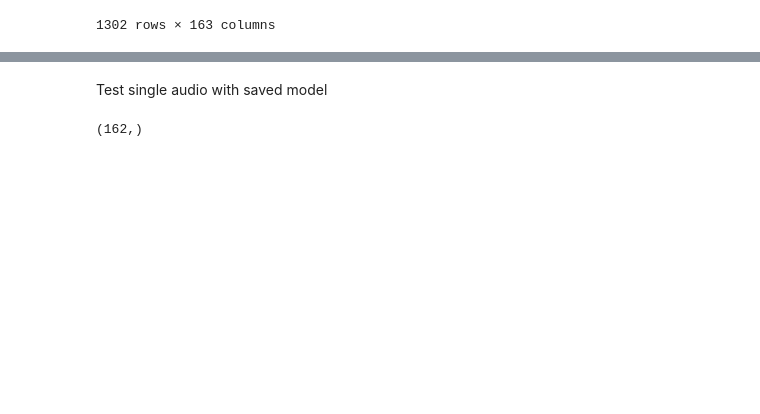
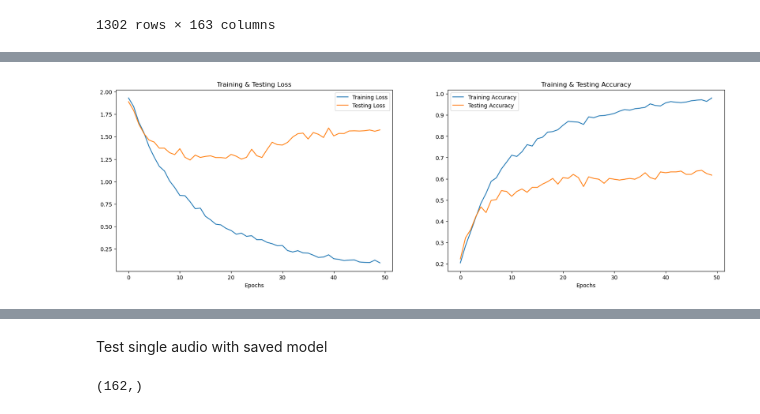
Before and after one commit to CodyneKen/Projet_ML1, a Jupyter notebook: scripts/cnn.ipynb, the cells around one changed output, grey strips where cells are left out. Saved outputs shown, nothing was run; the diff lists cells and outputs as text; code cells hidden in the pictures; blank space fills up the shorter version.

```diff
--- a/scripts/cnn.ipynb
+++ b/scripts/cnn.ipynb
@@ -56,4 +34,0 @@ joblib.dump(scaler, "../artifacts/scaler.pkl")
-# %%
-x_train = np.expand_dims(x_train, axis=2)
-x_test = np.expand_dims(x_test, axis=2)
-x_train.shape, y_train.shape, x_test.shape, y_test.shape
@@ -164,6 +34,0 @@ Accuracy of our model on test data :  64.36781883239746 %
-# %%
-# predicting on test data.
-pred_test = model.predict(x_test)
-y_pred = encoder.inverse_transform(pred_test)
-
-y_test = encoder.inverse_transform(y_test)
@@ -204,0 +35,2 @@ plt.show()
+# %%
+cnn = fct_model.define_model(x_train.shape[1])
@@ -204,0 +59,2 @@ plt.show()
+# %%
+model_train, history = fct_model.train_model(x_train, y_train, x_test, y_test, cnn)
@@ -204,0 +79,3 @@ plt.show()
+# %%
+fct_model.display_results(model_train, history, x_test, y_test)
+# %% [output]
@@ -204,0 +84 @@ plt.show()
+[figure, added]
```
Also changed, not shown: parts of 33 cells of this notebook, 3 other files.
